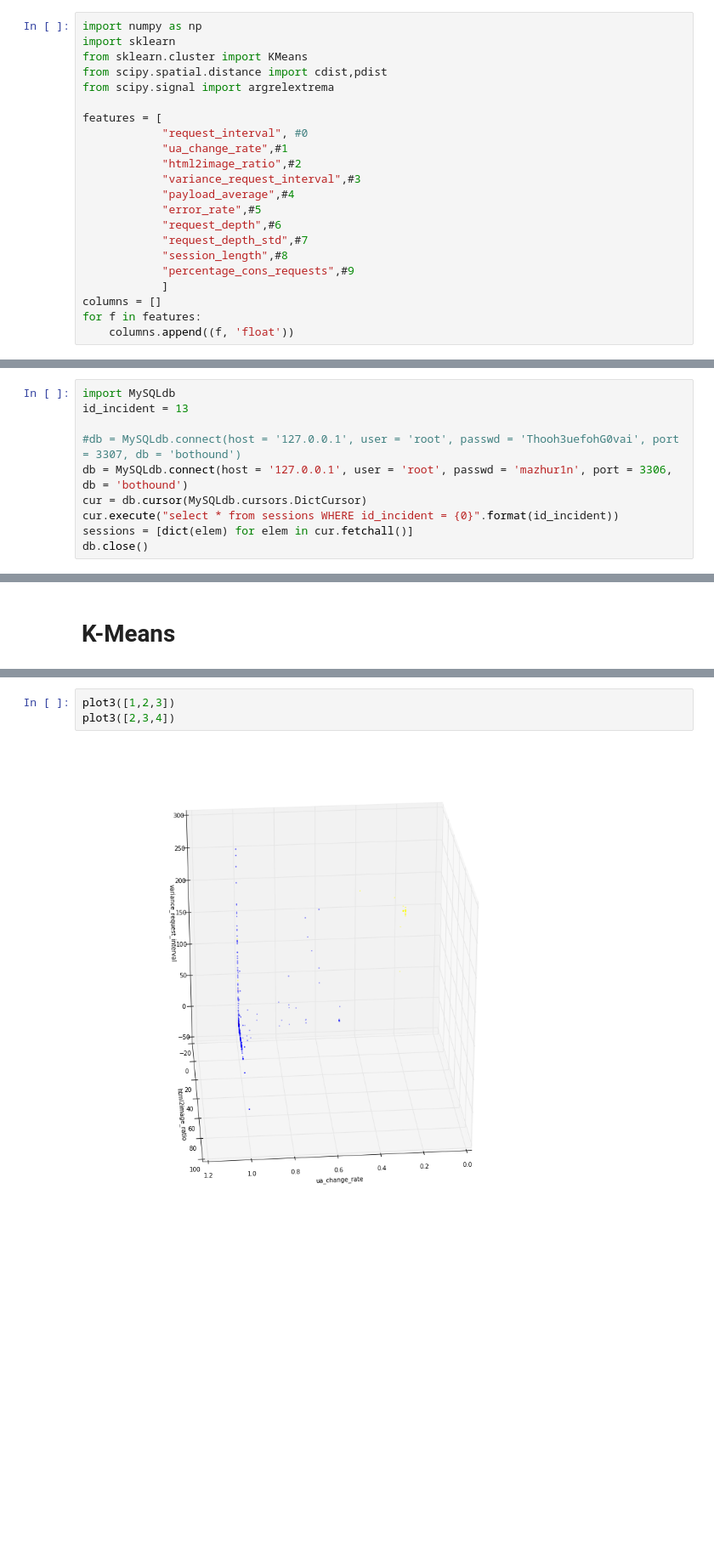
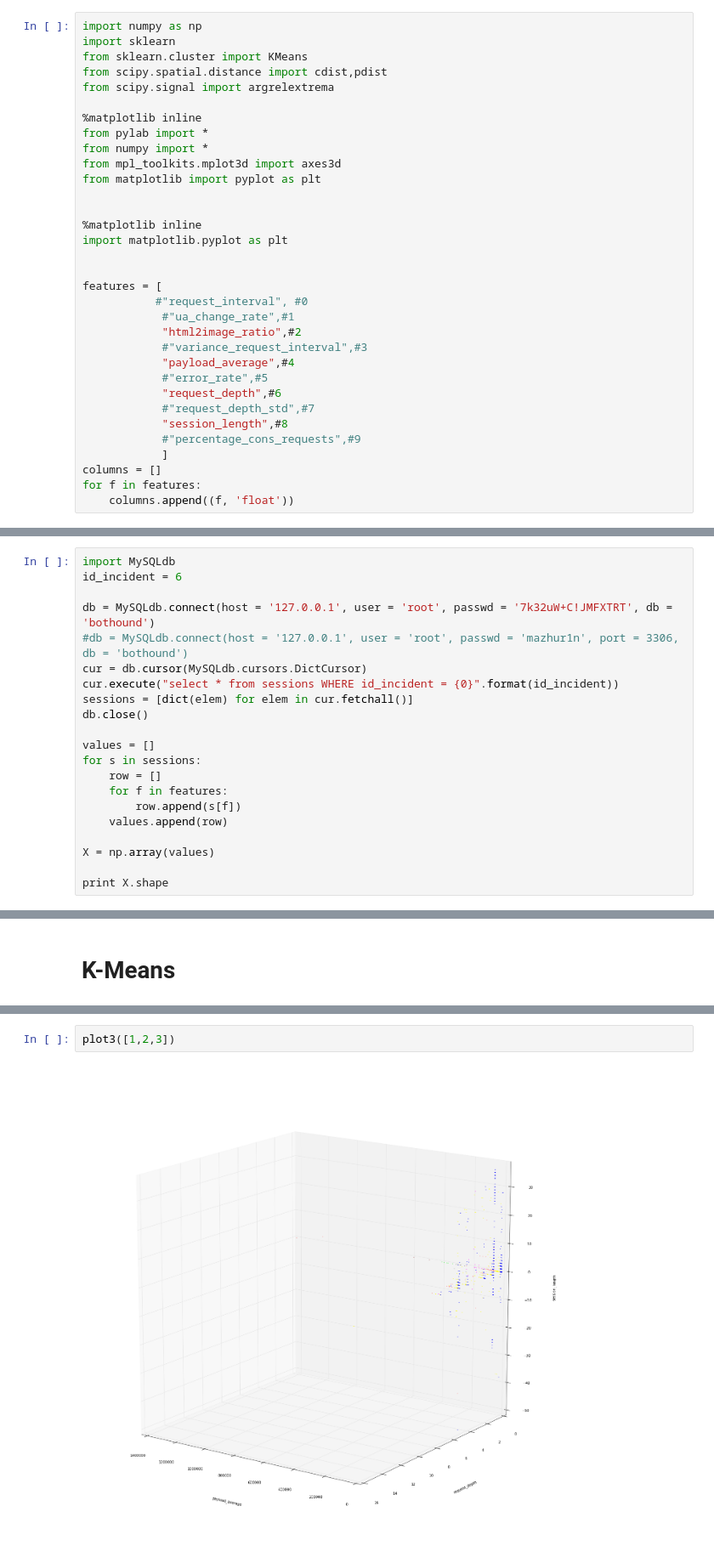
Before and after one commit to equalitie/BotHound, a Jupyter notebook: ipython/Clustering.ipynb, the cells around one changed output, grey strips where cells are left out. Shown: that part at 85% size. Drawn from its saved outputs; the diff is of its cells as text; blank space fills up the shorter version.

```diff
--- a/ipython/Clustering.ipynb
+++ b/ipython/Clustering.ipynb
@@ -9,17 +9,28 @@ from sklearn.cluster import KMeans
 from scipy.spatial.distance import cdist,pdist
 from scipy.signal import argrelextrema
 
+%matplotlib inline
+from pylab import *
+from numpy import *
+from mpl_toolkits.mplot3d import axes3d
+from matplotlib import pyplot as plt
+
+
+%matplotlib inline
+import matplotlib.pyplot as plt
+
+
 features = [
-            "request_interval", #0
-            "ua_change_rate",#1
+           #"request_interval", #0
+            #"ua_change_rate",#1
             "html2image_ratio",#2
-            "variance_request_interval",#3
+            #"variance_request_interval",#3
             "payload_average",#4
-            "error_rate",#5
+            #"error_rate",#5
             "request_depth",#6
-            "request_depth_std",#7
+            #"request_depth_std",#7
             "session_length",#8
-            "percentage_cons_requests",#9
+            #"percentage_cons_requests",#9
             ]
 columns = []
 for f in features:
@@ -57,11 +68,22 @@ print X.shape
 # Read From Database
 # %%
 import MySQLdb
-id_incident = 13
+id_incident = 6
 
-#db = MySQLdb.connect(host = '127.0.0.1', user = 'root', passwd = 'Thooh3uefohG0vai', port = 3307, db = 'bothound')
-db = MySQLdb.connect(host = '127.0.0.1', user = 'root', passwd = 'mazhur1n', port = 3306, db = 'bothound')
+db = MySQLdb.connect(host = '127.0.0.1', user = 'root', passwd = '7k32uW+C!JMFXTRT', db = 'bothound')
+#db = MySQLdb.connect(host = '127.0.0.1', user = 'root', passwd = 'mazhur1n', port = 3306, db = 'bothound')
 cur = db.cursor(MySQLdb.cursors.DictCursor)
 cur.execute("select * from sessions WHERE id_incident = {0}".format(id_incident))
 sessions = [dict(elem) for elem in cur.fetchall()]
 db.close()
+
+values = []
+for s in sessions:
+    row = []
+    for f in features:
+        row.append(s[f])
+    values.append(row)
+
+X = np.array(values)
+
+print X.shape
@@ -298,5 +291,4 @@ plot3([0,1,2])
 # %%
 plot3([1,2,3])
-plot3([2,3,4])
 # %% [output]
-[figure, old version]
+[figure, new version]
```
Also changed, not shown: parts of 14 cells of this notebook, 3 other files.
